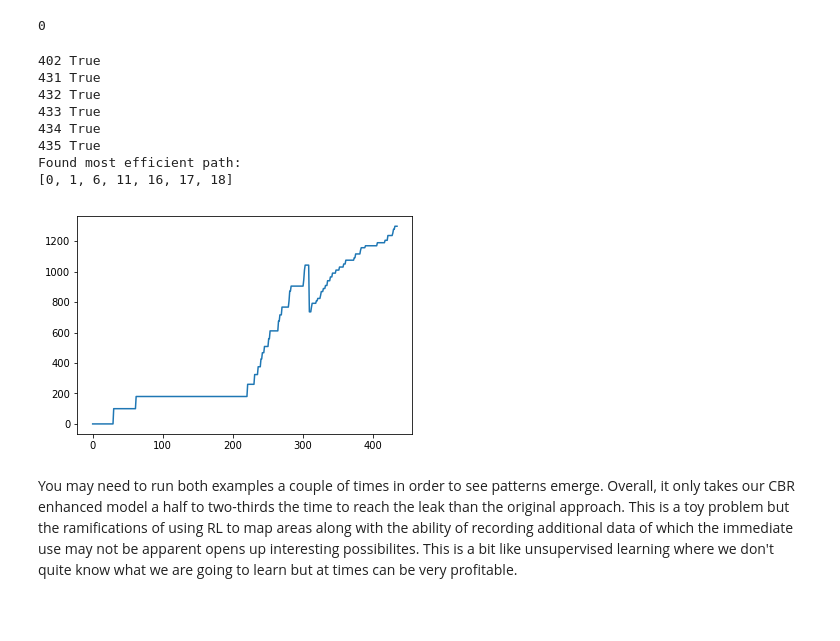
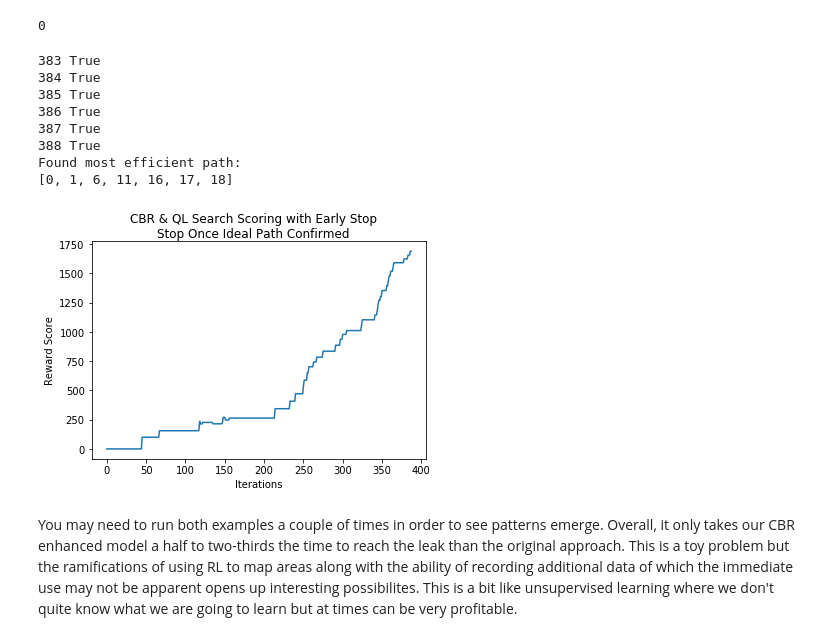
Before and after one commit to amunategui/rl-autonomous-emergency-bot, a Jupyter notebook: Dangerous Leak at Chemical Factory - Emergency Response with Autonomous Assessment Bot.ipynb, the cells around one changed output. Saved outputs shown, nothing was run; the diff lists cells and outputs as text; code cells hidden in the pictures; blank space fills up the shorter version.

```diff
--- a/Dangerous Leak at Chemical Factory - Emergency Response with Autonomous Assessment Bot.ipynb
+++ b/Dangerous Leak at Chemical Factory - Emergency Response with Autonomous Assessment Bot.ipynb
@@ -345,39 +373,42 @@ Q = np.matrix(np.zeros([MATRIX_SIZE,MATRIX_SIZE]))
 
 scores = []
 wins_found = 0
 for i in range(1000):
     current_state = np.random.randint(0, int(Q.shape[0]))
     available_act = available_actions(current_state)
     action = sample_next_action(available_act, action)
     score = update(current_state,action,gamma)
     steps, win = test_best_path(Q, [0, 1, 6, 11, 16, 17, 18])
     if (win):
         wins_found += 1
         print(i, win)
         if wins_found > 5:
             break;
     scores.append(score)
 
 # Testing
 steps, win = test_best_path(Q, [0, 1, 6, 11, 16, 17, 18])
 if win:
     print('Found most efficient path:')
 else:
     print("Could not find most efficient path:")
 
 print(steps)
 
 plt.plot(scores)
+plt.suptitle('CBR & QL Search Scoring with Early Stop\nStop Once Ideal Path Confirmed')
+plt.xlabel('Iterations')
+plt.ylabel('Reward Score')
 plt.show()
 # %% [output]
-402 True
-431 True
-432 True
-433 True
-434 True
-435 True
+383 True
+384 True
+385 True
+386 True
+387 True
+388 True
 Found most efficient path:
 [0, 1, 6, 11, 16, 17, 18]
-[figure, old version]
+[figure, new version]
 # %% [markdown]
 You may need to run both examples a couple of times in order to see patterns emerge. Overall, it only takes our CBR enhanced model a half to two-thirds the time to reach the leak than the original approach. This is a toy problem but the ramifications of using RL to map areas along with the ability of recording additional data of which the immediate use may not be apparent opens up interesting possibilites. This is a bit like unsupervised learning where we don't quite know what we are going to learn but at times can be very profitable.
```
Also changed, not shown: parts of 10 cells of this notebook.
